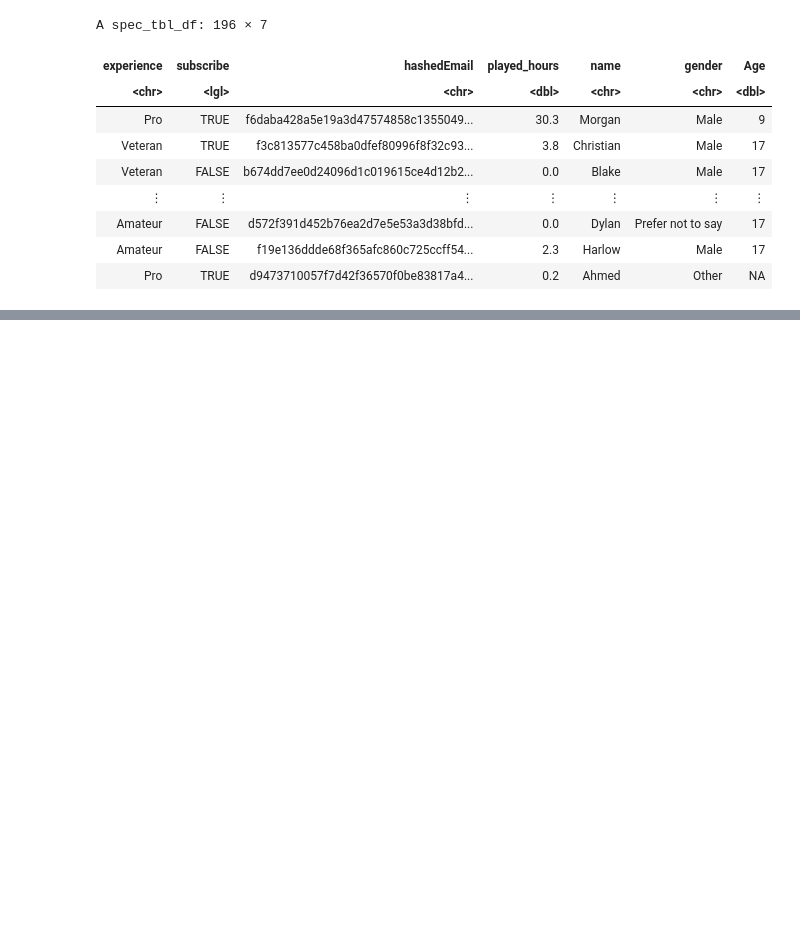
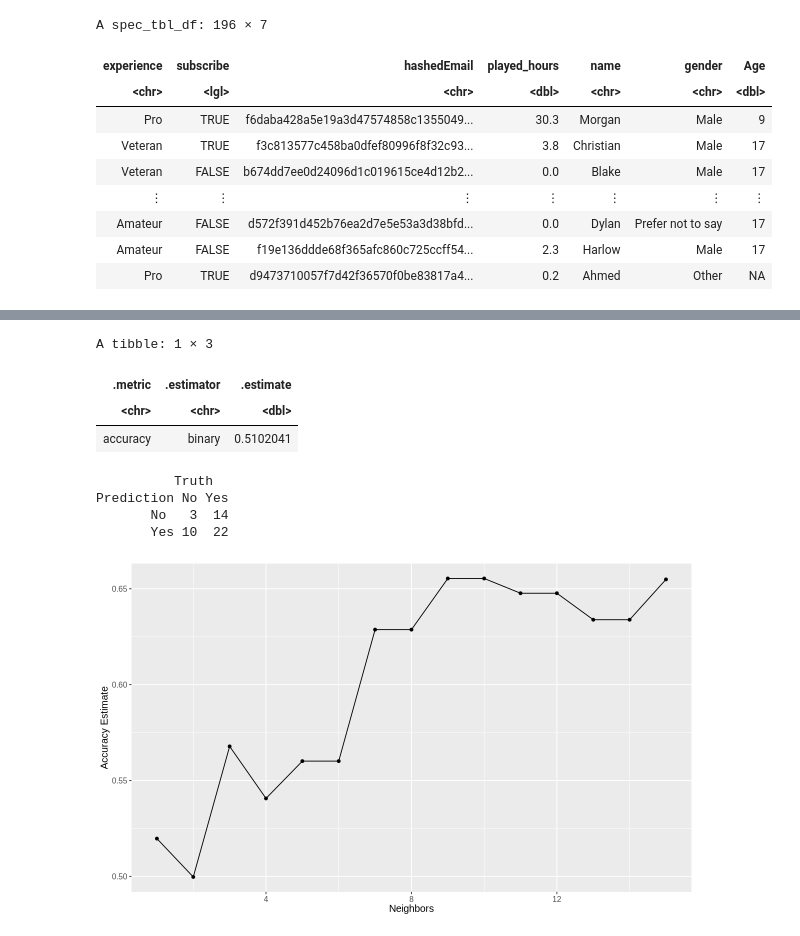
Before and after one commit to ivanzhangg/dsci-100-project, a Jupyter notebook: individual_report.ipynb, the cells around one changed output, grey strips where cells are left out. Saved outputs shown, nothing was run; the diff lists cells and outputs as text; code cells hidden in the pictures; blank space fills up the shorter version.

Commit message:
Performed KNN classification

```diff
--- a/individual_report.ipynb
+++ b/individual_report.ipynb
@@ -101,0 +118,63 @@ players_plot
+# %%
+#classification
+players_split <- initial_split(players_clean, prop = 0.75, strata = subscribe)
+players_train <- training(players_split)
+players_test <- testing(players_split)
+
+players_recipe <- recipe(subscribe ~ age + played_hours, data = players_train) |>
+    step_scale(all_predictors()) |>
+    step_center(all_predictors())
+
+knn_tune <- nearest_neighbor(weight_func = "rectangular", neighbors = tune()) |>
+    set_engine("kknn") |>
+    set_mode("classification")
+
+players_vfold_10 <- vfold_cv(players_train, v = 10, strata = subscribe)
+
+k_vals <- tibble(neighbors = 1:15)
+
+accuracies <- workflow() |>
+    add_recipe(players_recipe) |>
+    add_model(knn_tune) |>
+    tune_grid(resamples = players_vfold_10, grid = k_vals) |>
+    collect_metrics() |>
+    filter(.metric == "accuracy")
+
+accuracy_vs_k <- ggplot(accuracies, aes(x = neighbors, y = mean)) +
+    geom_point() +
+    geom_line() +
+    labs(x = "Neighbors", y = "Accuracy Estimate") +
+    theme(text = element_text(size = 12))
+accuracy_vs_k
+
+knn_spec <- nearest_neighbor(weight_func = "rectangular", neighbors = 10) |>
+    set_engine("kknn") |>
+    set_mode("classification")
+
+knn_fit <- workflow() |>
+    add_recipe(players_recipe) |>
+    add_model(knn_spec) |>
+    fit(data = players_train)
+
+players_test_predictions <- knn_fit |>
+    predict(players_test) |>
+    bind_cols(players_test)
+
+accuracy <- players_test_predictions |>
+    metrics(truth = subscribe, estimate = .pred_class) |>
+    filter(.metric == "accuracy")
+accuracy
+
+confusion <- players_test_predictions |>
+    conf_mat(truth = subscribe, estimate = .pred_class)
+confusion
+# %% [output]
+A tibble: 1 × 3
+| .metric | .estimator | .estimate |
+| <chr> | <chr> | <dbl> |
+| accuracy | binary | 0.5102041 |
+          Truth
+Prediction No Yes
+       No   3  14
+       Yes 10  22
+[figure, added]
```
Also changed, not shown: parts of 5 cells of this notebook.
